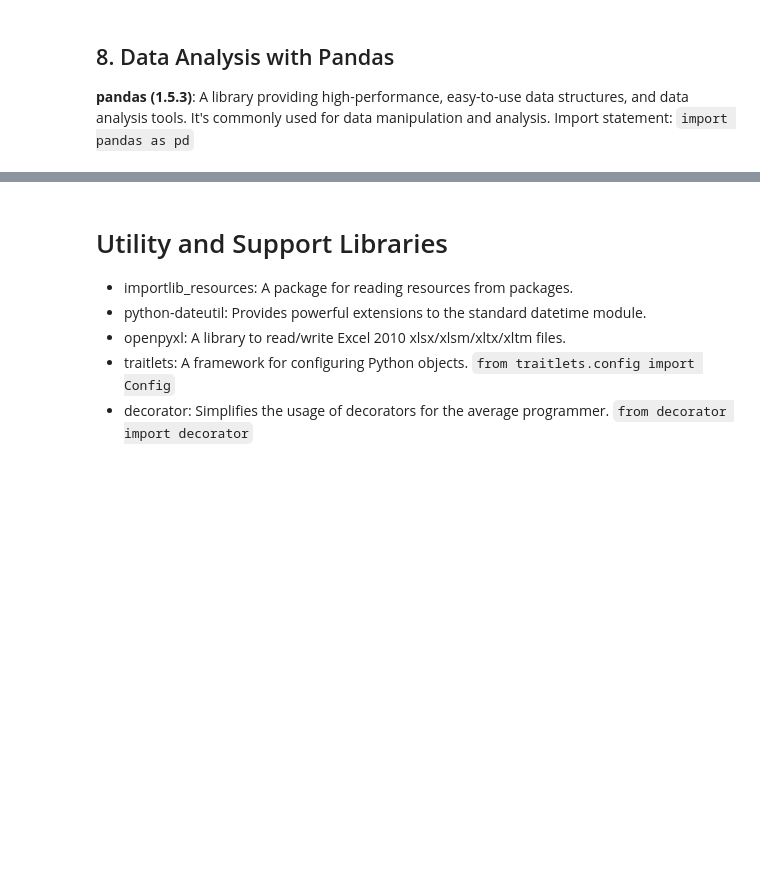
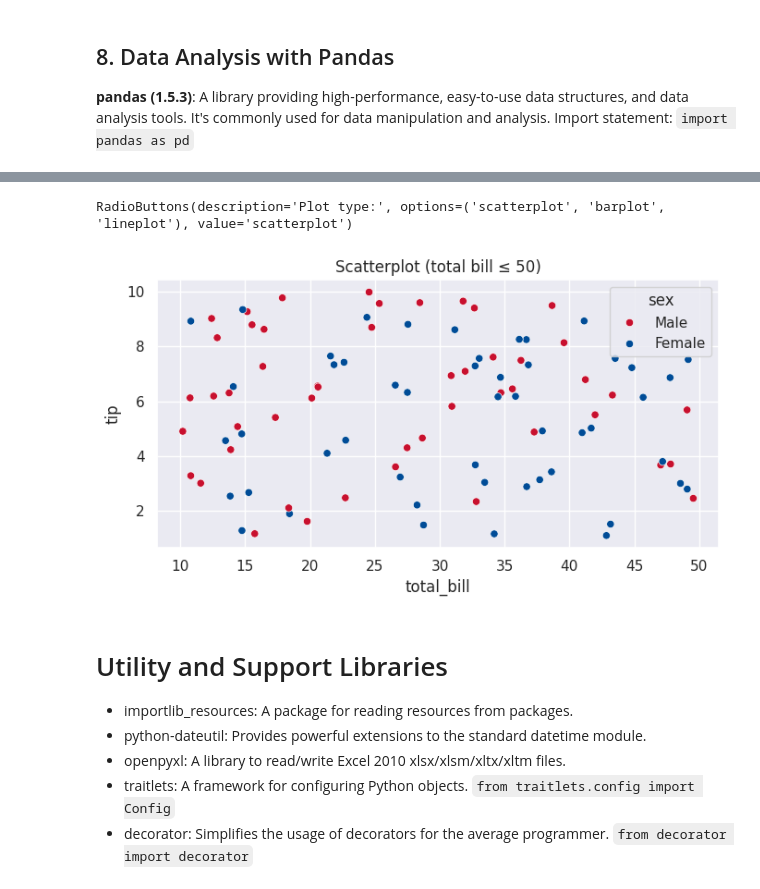
Before and after one commit to bugsbunny88/xeus-me, a Jupyter notebook: files/demo.ipynb, the cells around one changed output, grey strips where cells are left out. Drawn from its saved outputs; the diff is of its cells as text; code cells hidden in the pictures; blank space fills up the shorter version.

```diff
--- a/files/demo.ipynb
+++ b/files/demo.ipynb
@@ -616,0 +507,78 @@ VBox(children=(Figure(axes=[Axis(scale=LinearScale()), Axis(orientation='vertica
+# %%
+import numpy as np
+import pandas as pd
+import seaborn as sns
+import matplotlib.pyplot as plt
+import ipywidgets as widgets
+from IPython.display import display, clear_output
+
+# demo data
+np.random.seed(0)
+data = pd.DataFrame({
+    "total_bill": np.random.uniform(10, 50, 100),
+    "tip":        np.random.uniform(1, 10, 100),
+    "sex":        np.random.choice(["Male", "Female"], 100),
+    "smoker":     np.random.choice(["Yes", "No"], 100),
+    "day":        np.random.choice(["Thur", "Fri", "Sat", "Sun"], 100),
+    "time":       np.random.choice(["Lunch", "Dinner"], 100),
+})
+
+BASE_PALETTE = ["#c8102e", "#004c97", "#00a44f", "#f2a900"]
+sns.set_theme(style="darkgrid")
+
+# pixels to inches at 100 dpi
+FIG_W, FIG_H, DPI = 7, 4, 100          # 7×4 in at 100 dpi → 700×400 px
+
+def build_palette(categories):
+    return {cat: BASE_PALETTE[i % len(BASE_PALETTE)]
+            for i, cat in enumerate(categories)}
+
+# widgets
+slider = widgets.IntSlider(
+    value=50, min=10, max=50, step=5,
+    description="Max total bill:", continuous_update=False
+)
+hue_dropdown = widgets.Dropdown(
+    options=["sex", "smoker", "day", "time"],
+    value="sex", description="Hue:"
+)
+plot_type_radio = widgets.RadioButtons(
+    options=["scatterplot", "barplot", "lineplot"],
+    value="scatterplot", description="Plot type:"
+)
+
+def plot_graph(max_bill, hue, plot_type):
+    df = data[data["total_bill"] <= max_bill]
+    plt.figure(figsize=(FIG_W, FIG_H), dpi=DPI)     # exact 700 × 400 px
+
+    palette = build_palette(df[hue].unique())
+
+    if plot_type == "scatterplot":
+        sns.scatterplot(data=df, x="total_bill", y="tip",
+                        hue=hue, palette=palette)
+
+    elif plot_type == "barplot":
+        bar_palette = build_palette(df["day"].unique())
+        sns.barplot(data=df, x="day", y="total_bill",
+                    hue="day", estimator="mean",
+                    palette=bar_palette, legend=False)
+
+    elif plot_type == "lineplot":
+        sns.lineplot(data=df.sort_values("total_bill"),
+                     x="total_bill", y="tip",
+                     hue=hue, palette=palette)
+
+    plt.title(f"{plot_type.capitalize()} (total bill ≤ {max_bill})")
+    plt.tight_layout()
+    plt.show()
+
+def update_plot(change=None):
+    clear_output(wait=True)
+    display(slider, hue_dropdown, plot_type_radio)
+    plot_graph(slider.value, hue_dropdown.value, plot_type_radio.value)
+
+for w in (slider, hue_dropdown, plot_type_radio):
+    w.observe(update_plot, names="value")
+
+update_plot()   # initial display
+# %% [output]
@@ -617,3 +587,5 @@ VBox(children=(Figure(axes=[Axis(scale=LinearScale()), Axis(orientation='vertica
+RadioButtons(description='Plot type:', options=('scatterplot', 'barplot', 'lineplot'), value='scatterplot')
+[figure, added]
 # %% [markdown]
 # Utility and Support Libraries
 
```
Also changed, not shown: parts of 13 cells of this notebook.
